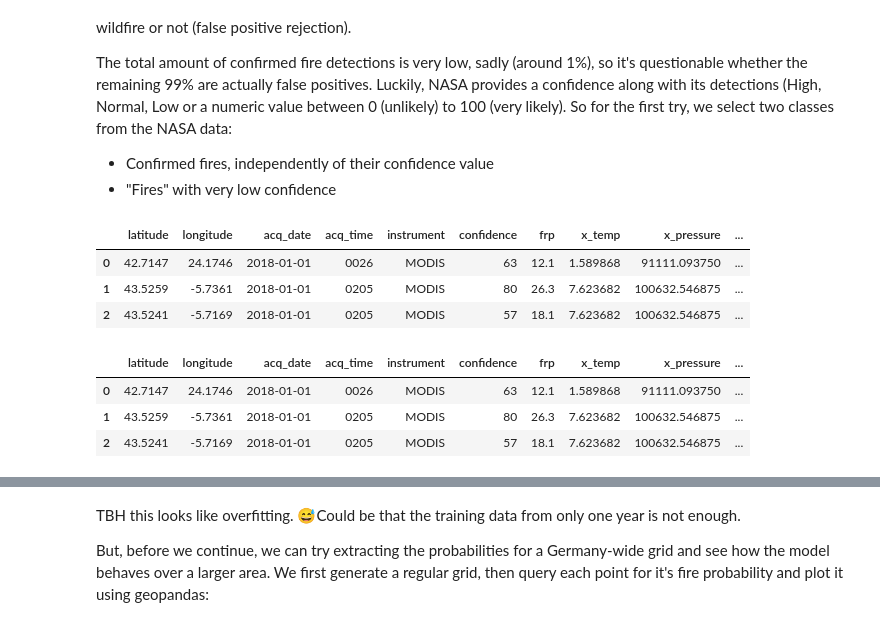
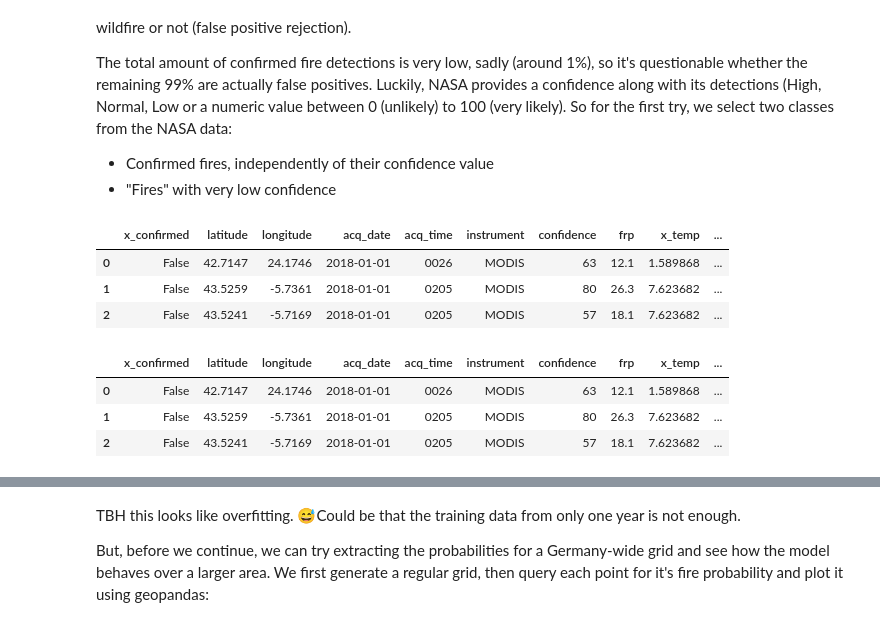
Before and after one commit to v4lli/wildfire-datascience, a Jupyter notebook: OnFire.ipynb, the cells around one changed output, grey strips where cells are left out. Drawn from its saved outputs; the diff is of its cells as text; code cells hidden in the pictures.

```diff
--- a/OnFire.ipynb
+++ b/OnFire.ipynb
@@ -354,25 +354,25 @@ The total amount of confirmed fire detections is very low, sadly (around 1%), so
 # %%
 import pandas as pd
 import math
-#df = pd.read_pickle("confirmed_x.pickle")
-df = pd.read_pickle("unconfirmed_bg.pickle")
+df = pd.read_pickle("confirmed_x.pickle")
+#df = pd.read_pickle("unconfirmed_bg.pickle")
 
 df['x_wind'] = df.apply(lambda row: (math.sqrt(row["x_wind_u"]**2 + row["x_wind_v"]**2)), axis=1)
 df = df.drop(['scan', 'satellite', 'track', 'version', 'type', 'daynight', 'bright_t31', 'bright_ti4', 'bright_ti5', 'brightness', 'x_wind_v', 'x_wind_u'], axis=1)
 #df.describe()
 df.head(3)
 # %% [output]
-|  | latitude | longitude | acq_date | acq_time | instrument | confidence | frp | x_temp | x_pressure | ... |
-| 0 | 42.7147 | 24.1746 | 2018-01-01 | 0026 | MODIS | 63 | 12.1 | 1.589868 | 91111.093750 | ... |
-| 1 | 43.5259 | -5.7361 | 2018-01-01 | 0205 | MODIS | 80 | 26.3 | 7.623682 | 100632.546875 | ... |
-| 2 | 43.5241 | -5.7169 | 2018-01-01 | 0205 | MODIS | 57 | 18.1 | 7.623682 | 100632.546875 | ... |
+|  | x_confirmed | latitude | longitude | acq_date | acq_time | instrument | confidence | frp | x_temp | ... |
+| 0 | False | 42.7147 | 24.1746 | 2018-01-01 | 0026 | MODIS | 63 | 12.1 | 1.589868 | ... |
+| 1 | False | 43.5259 | -5.7361 | 2018-01-01 | 0205 | MODIS | 80 | 26.3 | 7.623682 | ... |
+| 2 | False | 43.5241 | -5.7169 | 2018-01-01 | 0205 | MODIS | 57 | 18.1 | 7.623682 | ... |
 # %%
 df.head(3)
 # %% [output]
-|  | latitude | longitude | acq_date | acq_time | instrument | confidence | frp | x_temp | x_pressure | ... |
-| 0 | 42.7147 | 24.1746 | 2018-01-01 | 0026 | MODIS | 63 | 12.1 | 1.589868 | 91111.093750 | ... |
-| 1 | 43.5259 | -5.7361 | 2018-01-01 | 0205 | MODIS | 80 | 26.3 | 7.623682 | 100632.546875 | ... |
-| 2 | 43.5241 | -5.7169 | 2018-01-01 | 0205 | MODIS | 57 | 18.1 | 7.623682 | 100632.546875 | ... |
+|  | x_confirmed | latitude | longitude | acq_date | acq_time | instrument | confidence | frp | x_temp | ... |
+| 0 | False | 42.7147 | 24.1746 | 2018-01-01 | 0026 | MODIS | 63 | 12.1 | 1.589868 | ... |
+| 1 | False | 43.5259 | -5.7361 | 2018-01-01 | 0205 | MODIS | 80 | 26.3 | 7.623682 | ... |
+| 2 | False | 43.5241 | -5.7169 | 2018-01-01 | 0205 | MODIS | 57 | 18.1 | 7.623682 | ... |
 # %%
 import matplotlib.pyplot as plt
 #df[df.x_confirmed == True].plot.scatter(x="x_temp", y="x_soilmoisture")
```
Also changed, not shown: parts of 23 cells of this notebook, 1 other file.
